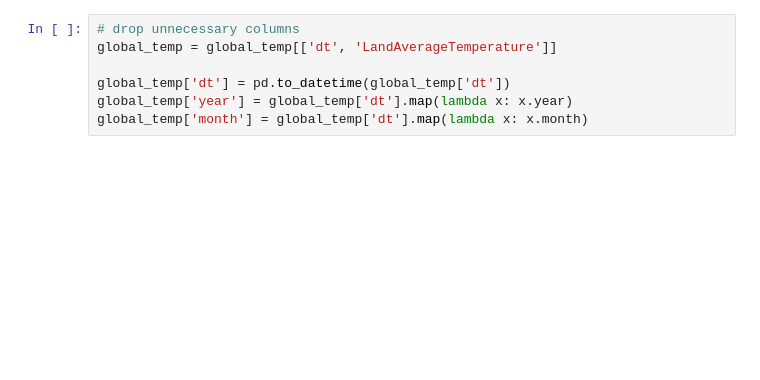
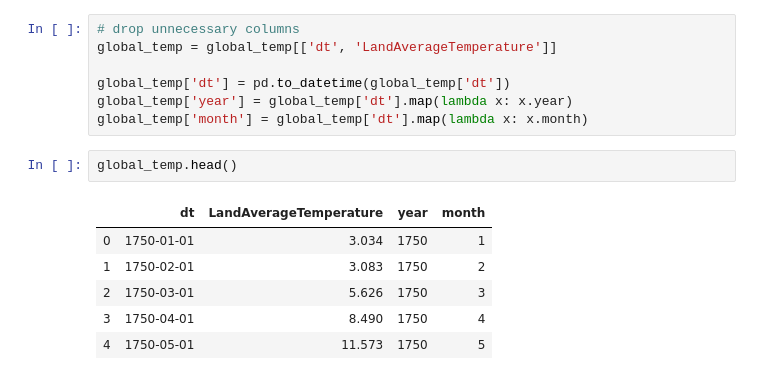
Before and after one commit to shahzadahsan97/Climate_Chnage_Earth_Surface, a Jupyter notebook: Climate change.ipynb, the cells around one changed output. Drawn from its saved outputs; the diff is of its cells as text; blank space fills up the shorter version.

```diff
--- a/Climate change.ipynb
+++ b/Climate change.ipynb
@@ -29,3 +29,12 @@ global_temp = global_temp[['dt', 'LandAverageTemperature']]
 global_temp['dt'] = pd.to_datetime(global_temp['dt'])
 global_temp['year'] = global_temp['dt'].map(lambda x: x.year)
 global_temp['month'] = global_temp['dt'].map(lambda x: x.month)
+# %%
+global_temp.head()
+# %% [output]
+|  | dt | LandAverageTemperature | year | month |
+| 0 | 1750-01-01 | 3.034 | 1750 | 1 |
+| 1 | 1750-02-01 | 3.083 | 1750 | 2 |
+| 2 | 1750-03-01 | 5.626 | 1750 | 3 |
+| 3 | 1750-04-01 | 8.490 | 1750 | 4 |
+| 4 | 1750-05-01 | 11.573 | 1750 | 5 |
```
Also changed, not shown: parts of 4 cells of this notebook.
